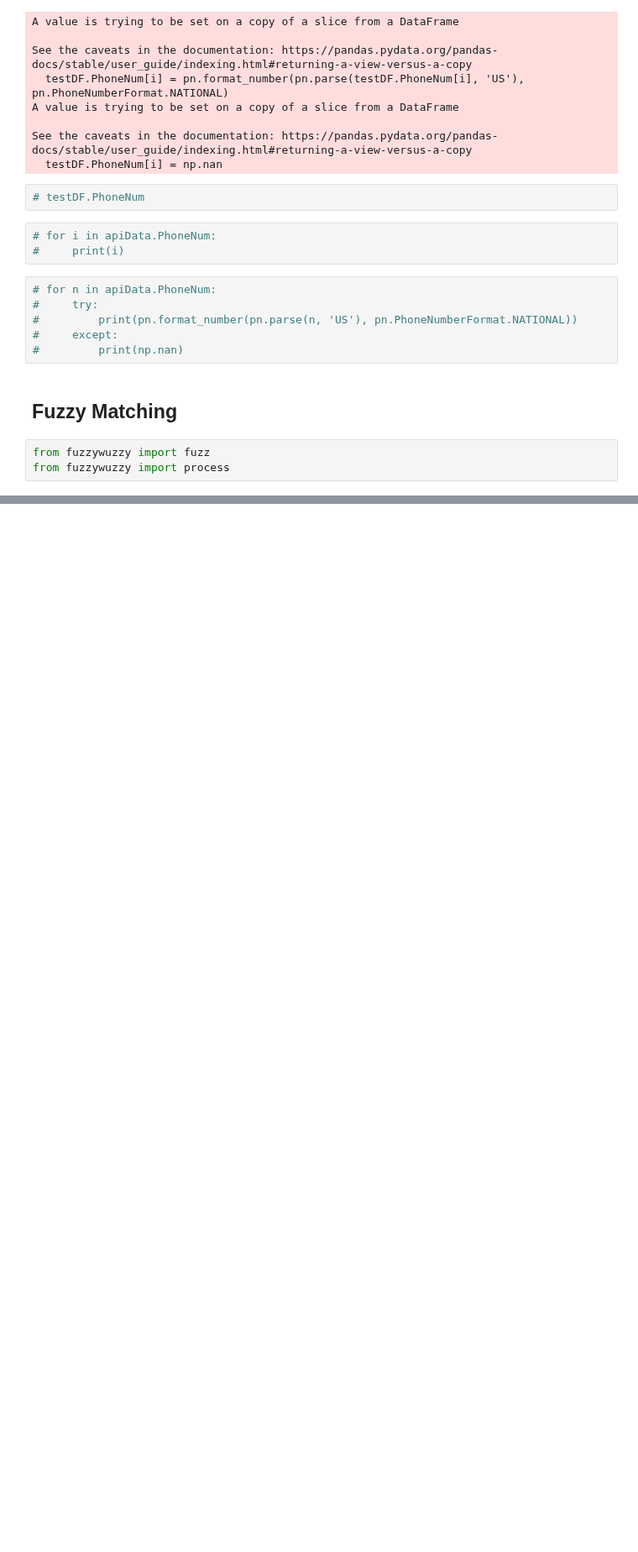
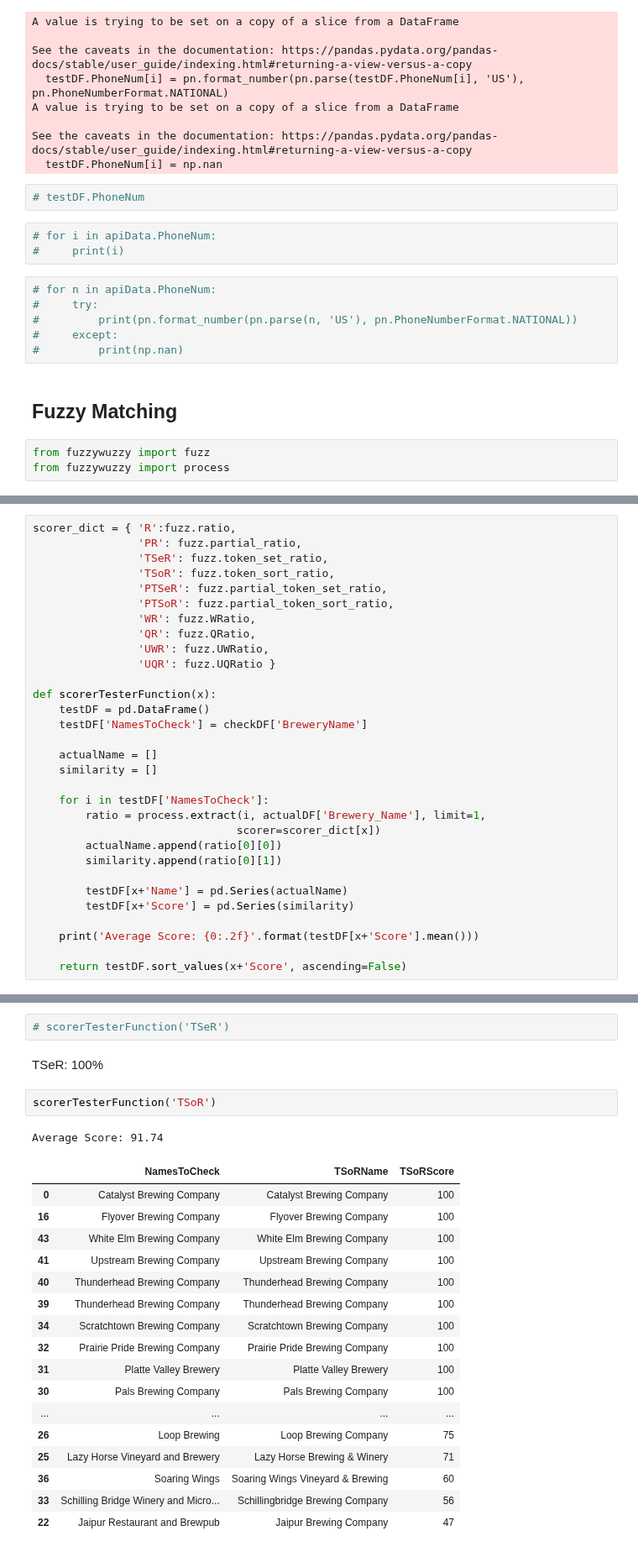
Before and after one commit to ScottBreitbach/DSC540, a Jupyter notebook: Final Project/DBTest1.ipynb, the cells around one changed output, grey strips where cells are left out. Shown at 84% size. Drawn from its saved outputs; the diff is of its cells as text; blank space fills up the shorter version.

```diff
--- a/Final Project/DBTest1.ipynb
+++ b/Final Project/DBTest1.ipynb
@@ -577,0 +659,31 @@ from fuzzywuzzy import process
+# %%
+scorer_dict = { 'R':fuzz.ratio,
+                'PR': fuzz.partial_ratio,
+                'TSeR': fuzz.token_set_ratio,
+                'TSoR': fuzz.token_sort_ratio,
+                'PTSeR': fuzz.partial_token_set_ratio,
+                'PTSoR': fuzz.partial_token_sort_ratio,
+                'WR': fuzz.WRatio,
+                'QR': fuzz.QRatio,
+                'UWR': fuzz.UWRatio,
+                'UQR': fuzz.UQRatio }
+
+def scorerTesterFunction(x):
+    testDF = pd.DataFrame()
+    testDF['NamesToCheck'] = checkDF['BreweryName']
+
+    actualName = []
+    similarity = []
+
+    for i in testDF['NamesToCheck']:
+        ratio = process.extract(i, actualDF['Brewery_Name'], limit=1,
+                               scorer=scorer_dict[x])
+        actualName.append(ratio[0][0])
+        similarity.append(ratio[0][1])
+
+        testDF[x+'Name'] = pd.Series(actualName)
+        testDF[x+'Score'] = pd.Series(similarity)
+
+    print('Average Score: {0:.2f}'.format(testDF[x+'Score'].mean()))
+
+    return testDF.sort_values(x+'Score', ascending=False)
@@ -577,0 +695,25 @@ from fuzzywuzzy import process
+# %%
+# scorerTesterFunction('TSeR')
+# %% [markdown]
+TSeR: 100%
+# %%
+scorerTesterFunction('TSoR')
+# %% [output]
+Average Score: 91.74
+|  | NamesToCheck | TSoRName | TSoRScore |
+| 0 | Catalyst Brewing Company | Catalyst Brewing Company | 100 |
+| 16 | Flyover Brewing Company | Flyover Brewing Company | 100 |
+| 43 | White Elm Brewing Company | White Elm Brewing Company | 100 |
+| 41 | Upstream Brewing Company | Upstream Brewing Company | 100 |
+| 40 | Thunderhead Brewing Company | Thunderhead Brewing Company | 100 |
+| 39 | Thunderhead Brewing Company | Thunderhead Brewing Company | 100 |
+| 34 | Scratchtown Brewing Company | Scratchtown Brewing Company | 100 |
+| 32 | Prairie Pride Brewing Company | Prairie Pride Brewing Company | 100 |
+| 31 | Platte Valley Brewery | Platte Valley Brewery | 100 |
+| 30 | Pals Brewing Company | Pals Brewing Company | 100 |
+| ... | ... | ... | ... |
+| 26 | Loop Brewing | Loop Brewing Company | 75 |
+| 25 | Lazy Horse Vineyard and Brewery | Lazy Horse Brewing & Winery | 71 |
+| 36 | Soaring Wings | Soaring Wings Vineyard & Brewing | 60 |
+| 33 | Schilling Bridge Winery and Micro... | Schillingbridge Brewing Company | 56 |
+| 22 | Jaipur Restaurant and Brewpub | Jaipur Brewing Company | 47 |
```
Also changed, not shown: parts of 27 cells of this notebook, 2 other files.
